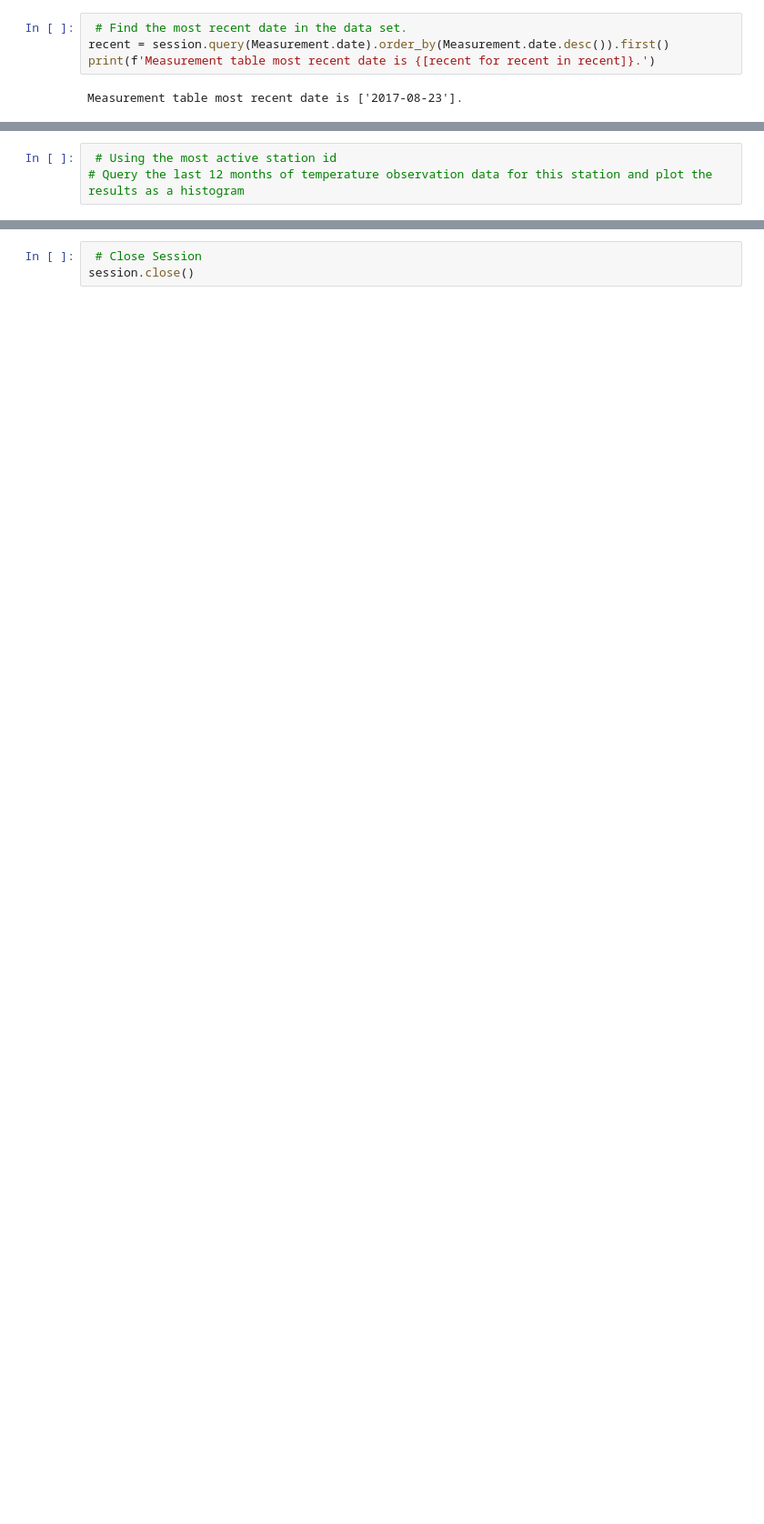
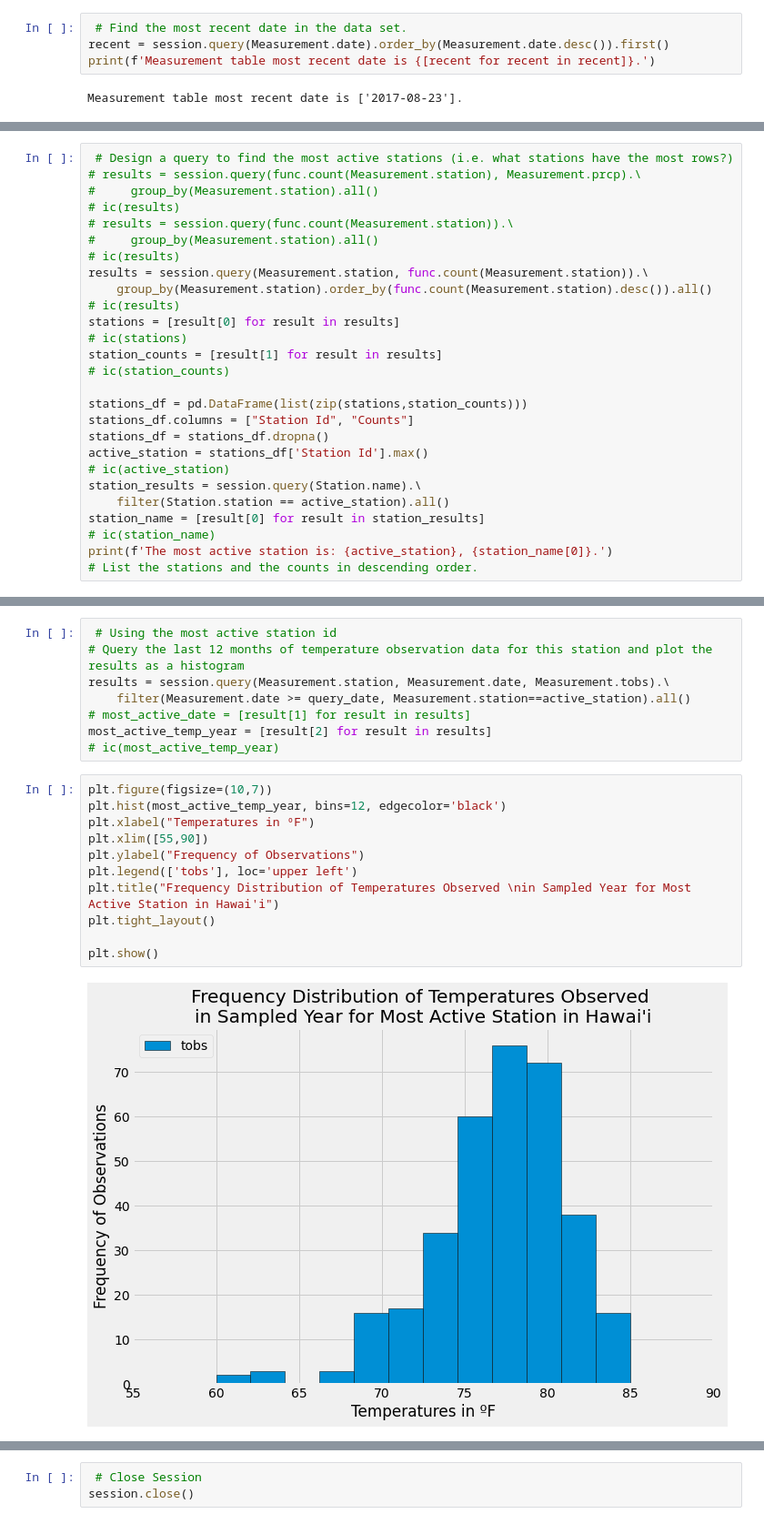
Before and after one commit to rromang/sqlalchemy-challenge, a Jupyter notebook: climate.ipynb, the cells around one changed output, grey strips where cells are left out. Shown at 91% size. Cells and saved outputs as stored; diff of their text form; blank space fills up the shorter version.

```diff
--- a/climate.ipynb
+++ b/climate.ipynb
@@ -121,0 +179,27 @@ ic| len(precip): 2223
+# %%
+ # Design a query to find the most active stations (i.e. what stations have the most rows?)
+# results = session.query(func.count(Measurement.station), Measurement.prcp).\
+#     group_by(Measurement.station).all()
+# ic(results)
+# results = session.query(func.count(Measurement.station)).\
+#     group_by(Measurement.station).all()
+# ic(results)
+results = session.query(Measurement.station, func.count(Measurement.station)).\
+    group_by(Measurement.station).order_by(func.count(Measurement.station).desc()).all()
+# ic(results)
+stations = [result[0] for result in results]
+# ic(stations)
+station_counts = [result[1] for result in results]
+# ic(station_counts)
+
+stations_df = pd.DataFrame(list(zip(stations,station_counts)))
+stations_df.columns = ["Station Id", "Counts"]
+stations_df = stations_df.dropna()
+active_station = stations_df['Station Id'].max()
+# ic(active_station)
+station_results = session.query(Station.name).\
+    filter(Station.station == active_station).all()
+station_name = [result[0] for result in station_results]
+# ic(station_name)
+print(f'The most active station is: {active_station}, {station_name[0]}.')
+# List the stations and the counts in descending order.
@@ -124,3 +227,21 @@ ic| len(precip): 2223
 # %%
  # Using the most active station id
 # Query the last 12 months of temperature observation data for this station and plot the results as a histogram
+results = session.query(Measurement.station, Measurement.date, Measurement.tobs).\
+    filter(Measurement.date >= query_date, Measurement.station==active_station).all()
+# most_active_date = [result[1] for result in results]
+most_active_temp_year = [result[2] for result in results]
+# ic(most_active_temp_year)
+# %%
+plt.figure(figsize=(10,7))
+plt.hist(most_active_temp_year, bins=12, edgecolor='black')
+plt.xlabel("Temperatures in ºF")
+plt.xlim([55,90])
+plt.ylabel("Frequency of Observations")
+plt.legend(['tobs'], loc='upper left')
+plt.title("Frequency Distribution of Temperatures Observed \nin Sampled Year for Most Active Station in Hawai'i")
+plt.tight_layout()
+
+plt.show()
+# %% [output]
+[figure, added]
```
Also changed, not shown: parts of 12 cells of this notebook, 5 other files.
